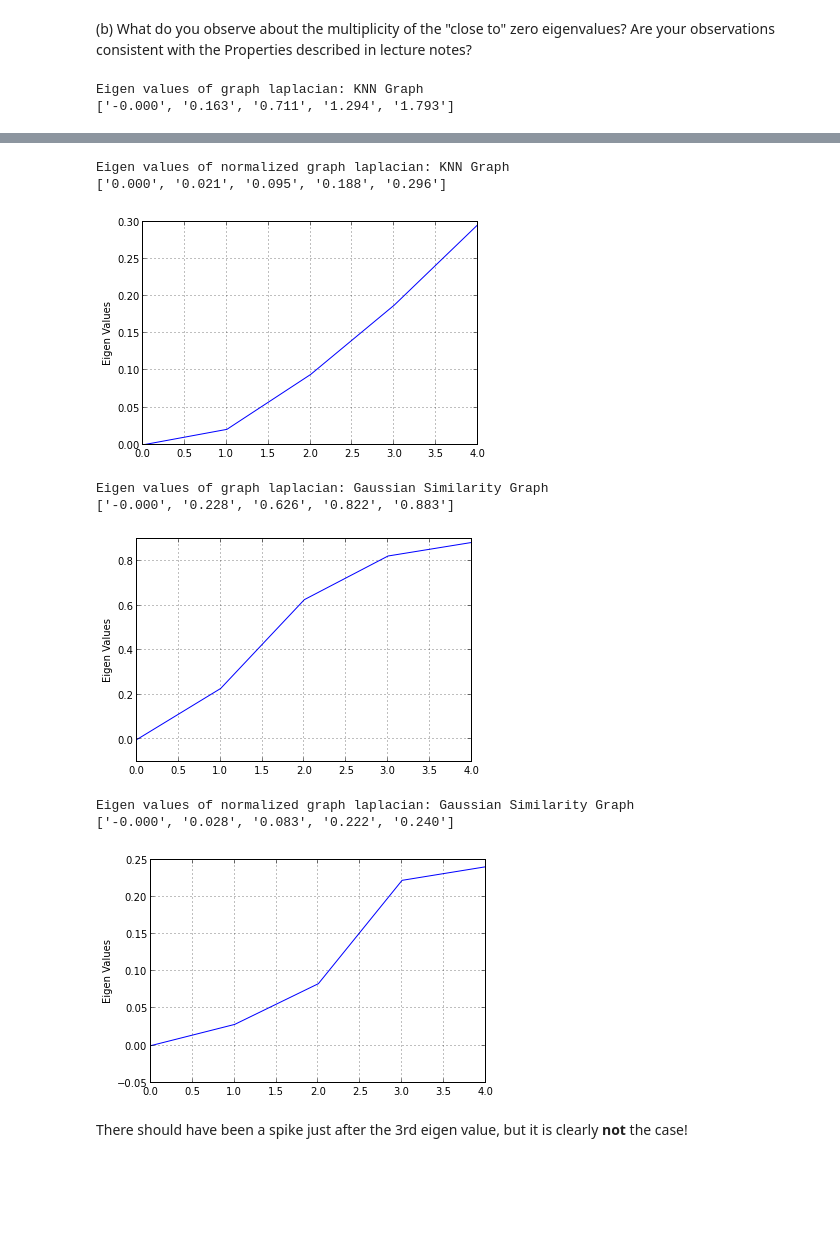
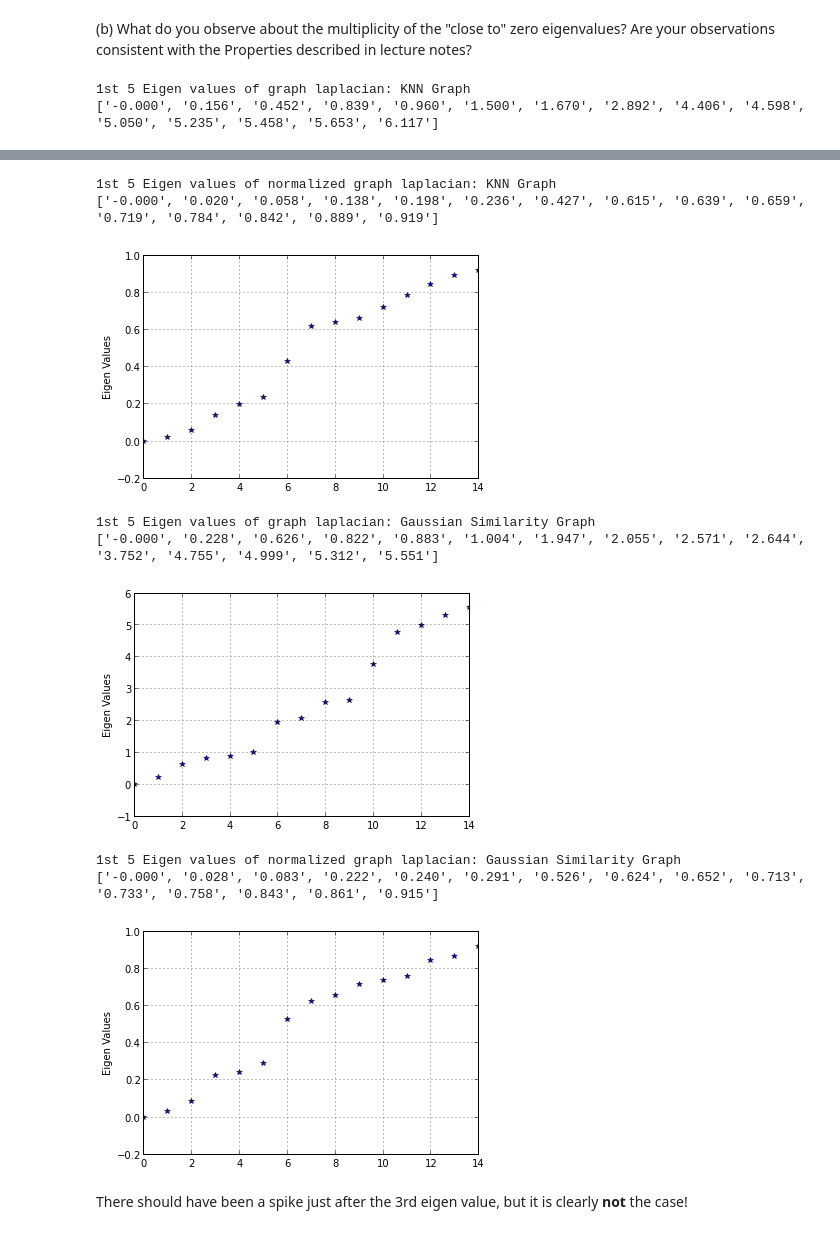
Before and after one commit to sagarjauhari/graph_mining, a Jupyter notebook: Graph Data Mining - L2.ipynb, the cells around one changed output, grey strips where cells are left out. Cells and saved outputs as stored; diff of their text form; code cells hidden in the pictures; blank space fills up the shorter version.

```diff
--- a/Graph Data Mining - L2.ipynb
+++ b/Graph Data Mining - L2.ipynb
@@ -132,7 +136,7 @@ gg_lap_hat = gg.laplacian(normalized=True)
 def plot_eig(graph):
     e = np.sort(np.linalg.eig(graph.get_adjacency().data)[0])
     print ["%0.3f" % m for m in e]
-    plt.plot(e)
+    plt.plot(e, '*')
     plt.ylabel('Eigen Values')
     plt.grid()
     plt.show()
@@ -140,7 +144,7 @@ def plot_eig(graph):
 def plot_eig_lap(graph, normalized=False, limit=60):
     e = np.sort(np.linalg.eig(graph.laplacian(normalized=normalized))[0])[0:limit]
     print ["%0.3f" % m for m in e]
-    plt.plot(e)
+    plt.plot(e, '*')
     plt.ylabel('Eigen Values')
     plt.grid()
     plt.show()
@@ -156,7 +160,7 @@ def sparsify_graph(graph, s0):
                     gg.delete_edges([(i,j)])
             except(InternalError):
                 pass
-sparsify_graph(gg, 0.5)
+sparsify_graph(gg, 0.6)
 plot(gg)
 # %% [output]
 <igraph.drawing.Plot at 0x...>
@@ -205,17 +209,17 @@ Eigen values of normalized graph laplacian: Gaussian Similarity Graph
 # %% [markdown]
 (b)  What do you observe about the multiplicity of the "close to" zero eigenvalues? Are your observations consistent with the Properties described in lecture notes?
 # %%
-print "\nEigen values of graph laplacian: KNN Graph"
-plot_eig_lap(gk, limit=5)
+print "\n1st 5 Eigen values of graph laplacian: KNN Graph"
+plot_eig_lap(gk, limit=15)
 
-print "\nEigen values of normalized graph laplacian: KNN Graph"
-plot_eig_lap(gk, normalized=True, limit=5)
+print "\n1st 5 Eigen values of normalized graph laplacian: KNN Graph"
+plot_eig_lap(gk, normalized=True, limit=15)
 
-print "\nEigen values of graph laplacian: Gaussian Similarity Graph"
-plot_eig_lap(gg, limit = 5)
+print "\n1st 5 Eigen values of graph laplacian: Gaussian Similarity Graph"
+plot_eig_lap(gg, limit = 15)
 
-print "\nEigen values of normalized graph laplacian: Gaussian Similarity Graph"
-plot_eig_lap(gg, normalized=True, limit = 5)
+print "\n1st 5 Eigen values of normalized graph laplacian: Gaussian Similarity Graph"
+plot_eig_lap(gg, normalized=True, limit = 15)
 # %% [output]
-Eigen values of graph laplacian: KNN Graph
-['-0.000', '0.163', '0.711', '1.294', '1.793']
+1st 5 Eigen values of graph laplacian: KNN Graph
+['-0.000', '0.156', '0.452', '0.839', '0.960', '1.500', '1.670', '2.892', '4.406', '4.598', '5.050', '5.235', '5.458', '5.653', '6.117']
@@ -223,12 +227,12 @@ Eigen values of graph laplacian: KNN Graph
-Eigen values of normalized graph laplacian: KNN Graph
-['0.000', '0.021', '0.095', '0.188', '0.296']
+1st 5 Eigen values of normalized graph laplacian: KNN Graph
+['-0.000', '0.020', '0.058', '0.138', '0.198', '0.236', '0.427', '0.615', '0.639', '0.659', '0.719', '0.784', '0.842', '0.889', '0.919']
-[figure, old version]
+[figure, new version]
-Eigen values of graph laplacian: Gaussian Similarity Graph
-['-0.000', '0.228', '0.626', '0.822', '0.883']
+1st 5 Eigen values of graph laplacian: Gaussian Similarity Graph
+['-0.000', '0.228', '0.626', '0.822', '0.883', '1.004', '1.947', '2.055', '2.571', '2.644', '3.752', '4.755', '4.999', '5.312', '5.551']
-[figure, old version]
+[figure, new version]
-Eigen values of normalized graph laplacian: Gaussian Similarity Graph
-['-0.000', '0.028', '0.083', '0.222', '0.240']
+1st 5 Eigen values of normalized graph laplacian: Gaussian Similarity Graph
+['-0.000', '0.028', '0.083', '0.222', '0.240', '0.291', '0.526', '0.624', '0.652', '0.713', '0.733', '0.758', '0.843', '0.861', '0.915']
-[figure, old version]
+[figure, new version]
 # %% [markdown]
 There should have been a spike just after the 3rd eigen value, but it is clearly **not** the case!
 # %% [markdown]
```
Also changed, not shown: parts of 10 cells of this notebook.
